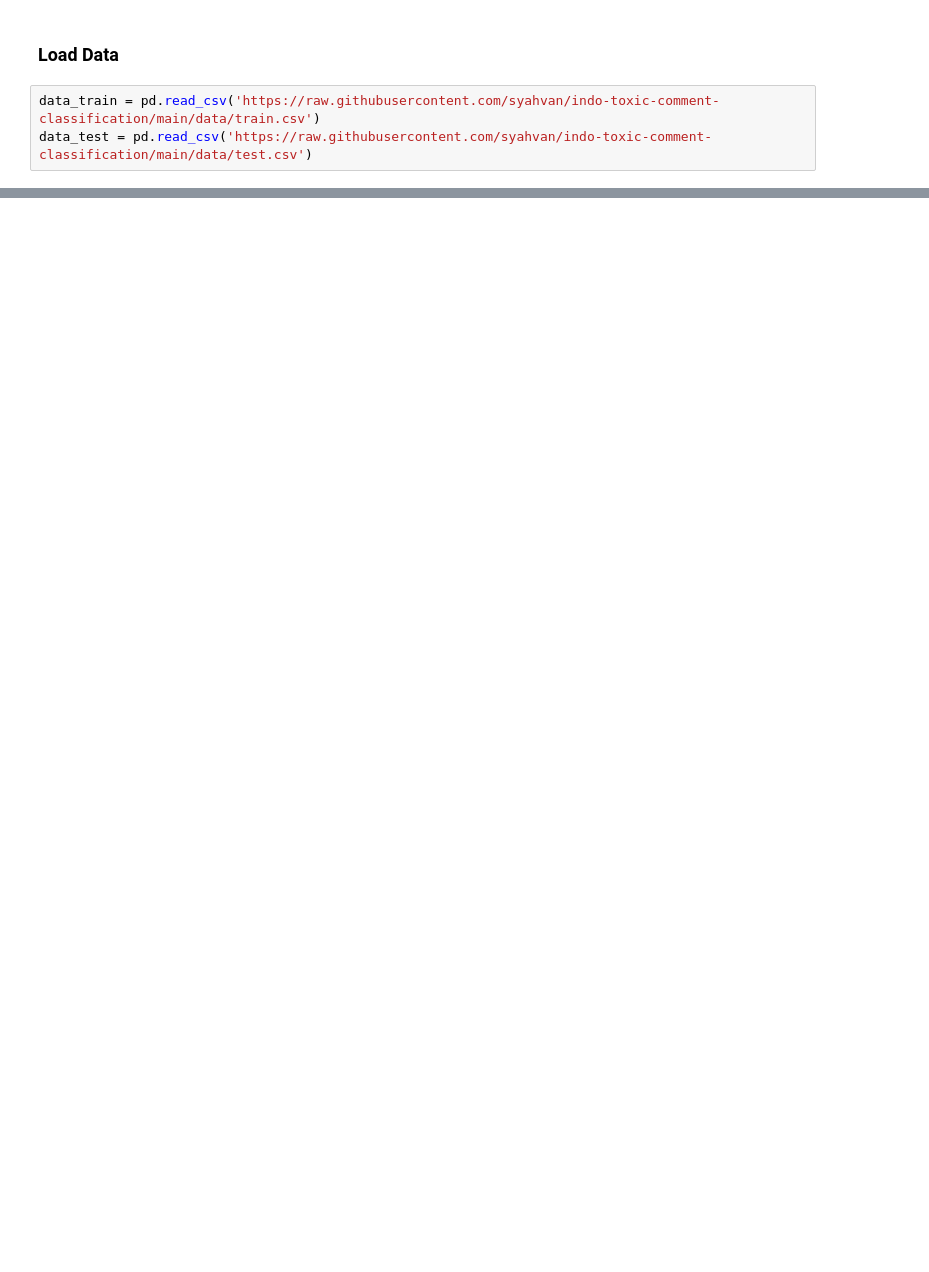
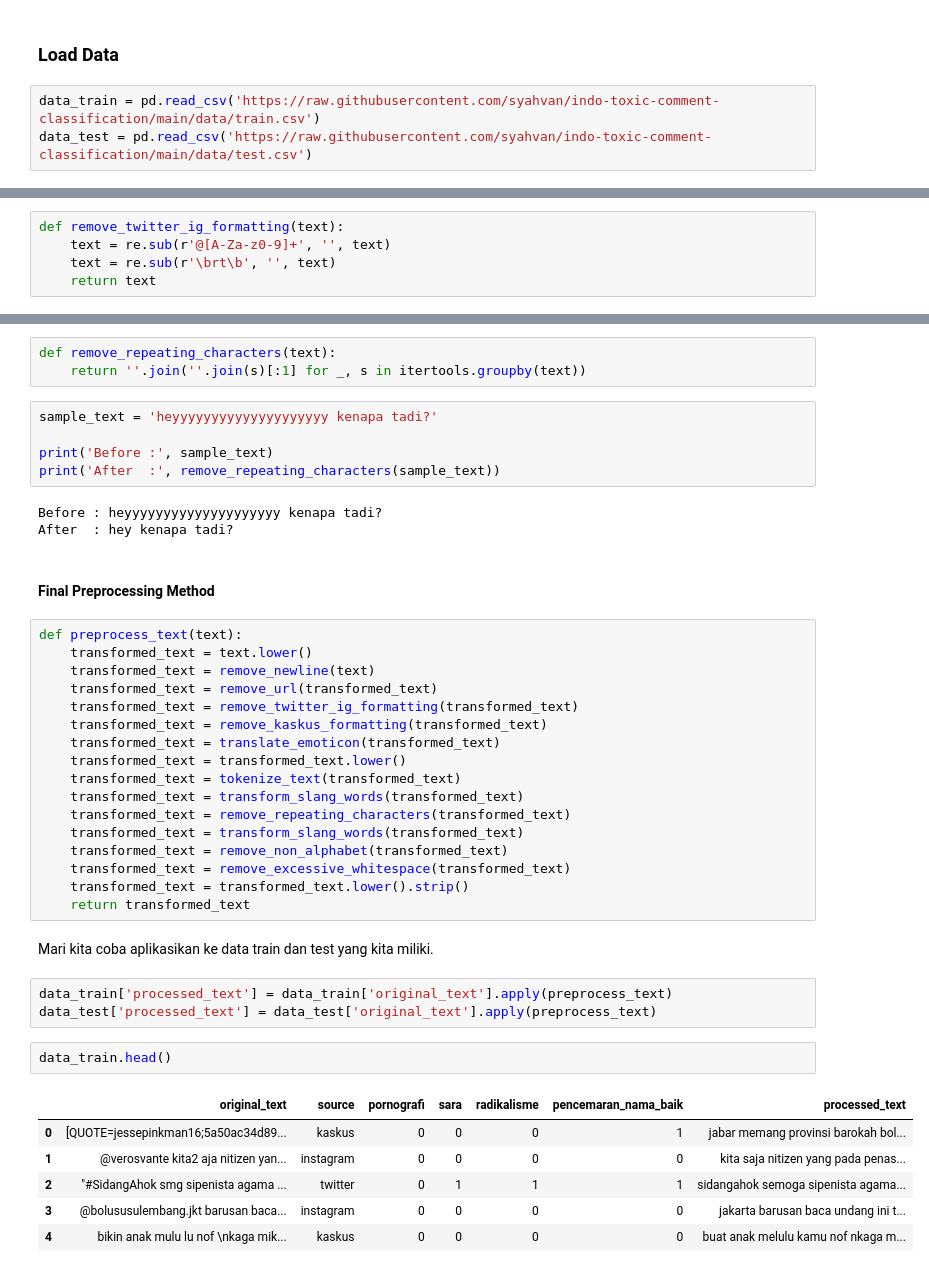
Before and after one commit to syahvan/indo-toxic-comment-classification, a Jupyter notebook: notebook/Toxic_Comment_Classification.ipynb, the cells around one changed output, grey strips where cells are left out. Saved outputs shown, nothing was run; the diff lists cells and outputs as text; blank space fills up the shorter version.

```diff
--- a/notebook/Toxic_Comment_Classification.ipynb
+++ b/notebook/Toxic_Comment_Classification.ipynb
@@ -95,0 +253,5 @@ data_test.sample(10)
+# %%
+def remove_twitter_ig_formatting(text):
+    text = re.sub(r'@[A-Za-z0-9]+', '', text)
+    text = re.sub(r'\brt\b', '', text)
+    return text
@@ -95,0 +268,44 @@ data_test.sample(10)
+# %%
+def remove_repeating_characters(text):
+    return ''.join(''.join(s)[:1] for _, s in itertools.groupby(text))
+# %%
+sample_text = 'heyyyyyyyyyyyyyyyyyyyy kenapa tadi?'
+
+print('Before :', sample_text)
+print('After  :', remove_repeating_characters(sample_text))
+# %% [output]
+Before : heyyyyyyyyyyyyyyyyyyyy kenapa tadi?
+After  : hey kenapa tadi?
+# %% [markdown]
+#### Final Preprocessing Method
+# %%
+def preprocess_text(text):
+    transformed_text = text.lower()
+    transformed_text = remove_newline(text)
+    transformed_text = remove_url(transformed_text)
+    transformed_text = remove_twitter_ig_formatting(transformed_text)
+    transformed_text = remove_kaskus_formatting(transformed_text)
+    transformed_text = translate_emoticon(transformed_text)
+    transformed_text = transformed_text.lower()
+    transformed_text = tokenize_text(transformed_text)
+    transformed_text = transform_slang_words(transformed_text)
+    transformed_text = remove_repeating_characters(transformed_text)
+    transformed_text = transform_slang_words(transformed_text)
+    transformed_text = remove_non_alphabet(transformed_text)
+    transformed_text = remove_excessive_whitespace(transformed_text)
+    transformed_text = transformed_text.lower().strip()
+    return transformed_text
+# %% [markdown]
+Mari kita coba aplikasikan ke data train dan test yang kita miliki.
+# %%
+data_train['processed_text'] = data_train['original_text'].apply(preprocess_text)
+data_test['processed_text'] = data_test['original_text'].apply(preprocess_text)
+# %%
+data_train.head()
+# %% [output]
+|  | original_text | source | pornografi | sara | radikalisme | pencemaran_nama_baik | processed_text |
+| 0 | [QUOTE=jessepinkman16;5a50ac34d89... | kaskus | 0 | 0 | 0 | 1 | jabar memang provinsi barokah bol... |
+| 1 | @verosvante kita2 aja nitizen yan... | instagram | 0 | 0 | 0 | 0 | kita saja nitizen yang pada penas... |
+| 2 | "#SidangAhok smg sipenista agama ... | twitter | 0 | 1 | 1 | 1 | sidangahok semoga sipenista agama... |
+| 3 | @bolususulembang.jkt barusan baca... | instagram | 0 | 0 | 0 | 0 | jakarta barusan baca undang ini t... |
+| 4 | bikin anak mulu lu nof \nkaga mik... | kaskus | 0 | 0 | 0 | 0 | buat anak melulu kamu nof nkaga m... |
```
Also changed, not shown: parts of 44 cells of this notebook.
